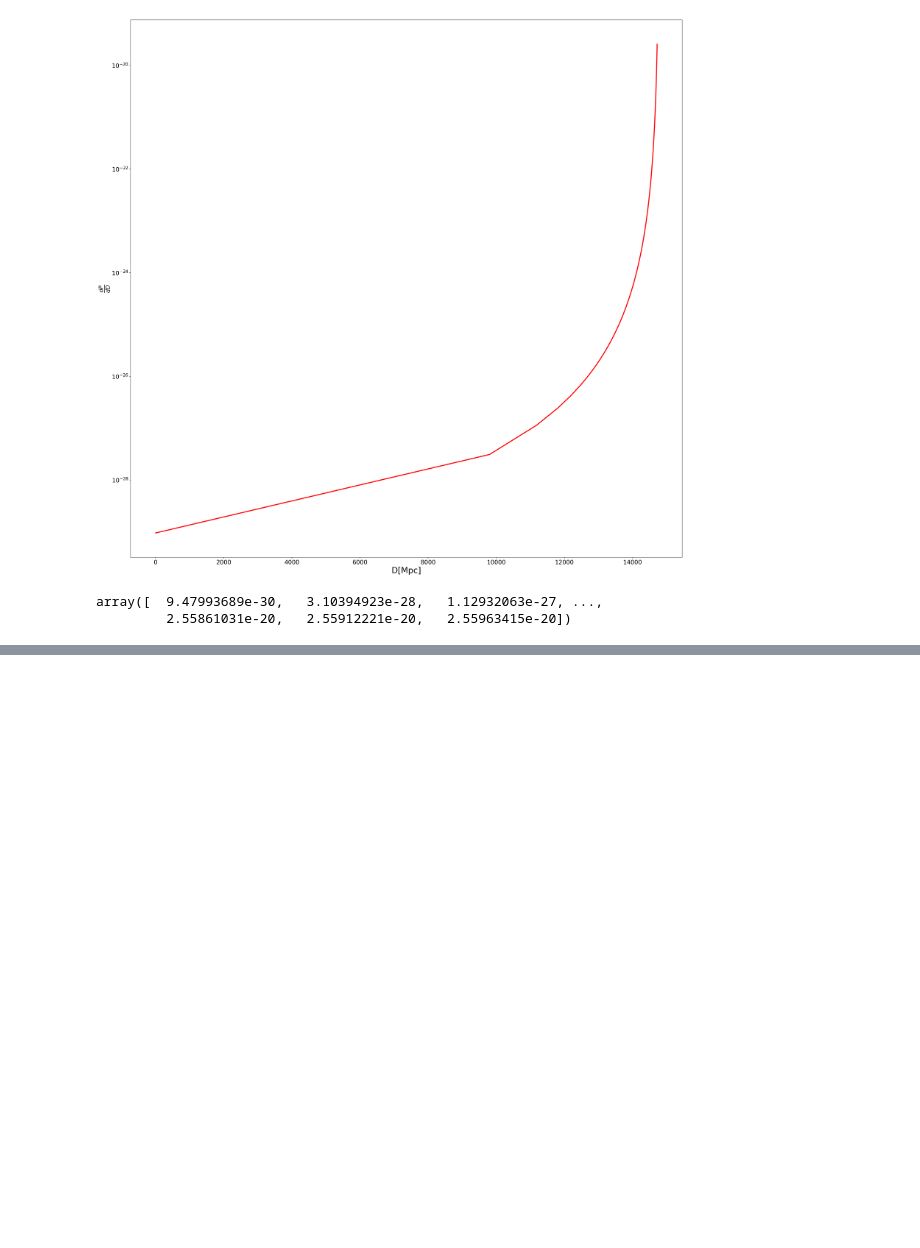
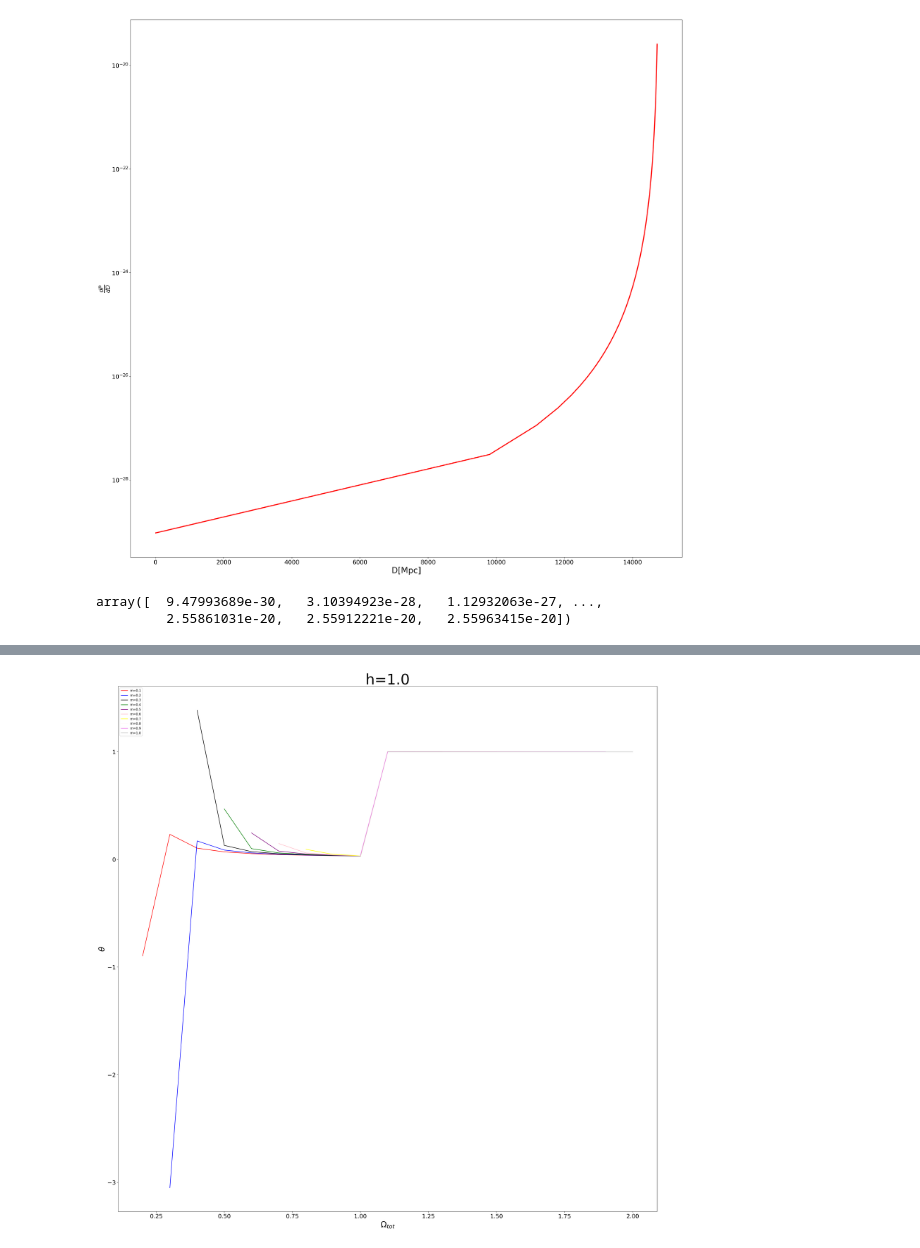
Before and after one commit to shanzhoupeng/GW-simu, a Jupyter notebook: notebook/物理宇宙学基础 计算.ipynb, the cells around one changed output, grey strips where cells are left out. Drawn from its saved outputs; the diff is of its cells as text; code cells hidden in the pictures; blank space fills up the shorter version.

```diff
--- a/notebook/物理宇宙学基础 计算.ipynb
+++ b/notebook/物理宇宙学基础 计算.ipynb
@@ -703,0 +757,25 @@ array([  9.47993689e-30,   3.10394923e-28,   1.12932063e-27, ...,
+# %%
+def dph(eff,m,h):
+    z=1100.0
+    return sci_integrate.quad(lambda x:1.0/np.sqrt(eff+(1-eff-m)*np.power(x+1,2.0)+m*np.power(x+1,3.0)),z,np.inf,limit=2500,epsrel=0.00005)[0]
+def omega(eff,m,h):
+    z=1100.0
+    return sci_integrate.quad(lambda x:1.0/np.sqrt(eff+(1-eff-m)*np.power(x+1,2.0)+m*np.power(x+1,3.0)),0,z,limit=2500,epsrel=0.00005)[0]
+# %%
+def d(eff,m,h):
+    z=1100.0
+    otot=eff+m
+    if otot<1.0:
+        return 1.0/np.sqrt(1-otot)*np.sin(np.sqrt(1-otot)*omega(eff,m,h))
+    if otot==1.0:
+        return omega(eff,m,h)
+    if otot>1.0:
+        return 1.0/np.sqrt(otot-1)*np.sinh(np.sqrt(otot-1)*dph(eff,m,h))
+# %%
+h=hs[0]
+eff=effs[0]
+result=np.zeros([10,10])
+for eff in effs:
+    for m in ms:
+        print d(eff,m,h)
+        result[int((eff-0.1)/0.1)][int((m-0.1)/0.1)]=dph(eff,m,h)/d(eff,m,h)
@@ -703,0 +823,21 @@ array([  9.47993689e-30,   3.10394923e-28,   1.12932063e-27, ...,
+# %%
+fig1=plt.figure(figsize=(30,30),dpi=150)
+plt.title('h=1.0',fontsize=45)
+plt.ylabel(r'$\theta$',fontsize=25)
+plt.xlabel(r'$\Omega_{tot}$',fontsize=25)
+plt.xticks(fontsize=18)
+plt.yticks(fontsize=18)
+plt.plot(effs+0.1,result[0],color='red',label="m=0.1")
+plt.plot(effs+0.2,result[1],color='blue',label="m=0.2")
+plt.plot(effs+0.3,result[2],color='black',label="m=0.3")
+plt.plot(effs+0.4,result[3],color='green',label="m=0.4")
+plt.plot(effs+0.5,result[4],color='purple',label="m=0.5")
+plt.plot(effs+0.6,result[5],color='pink',label="m=0.6")
+plt.plot(effs+0.7,result[6],color='yellow',label="m=0.7")
+plt.plot(effs+0.8,result[7],color='snow',label="m=0.8")
+plt.plot(effs+0.9,result[8],color='violet',label="m=0.9")
+plt.plot(effs+1.0,result[9],color='silver',label="m=1.0")
+plt.legend(loc='upper left')
+plt.show()
+# %% [output]
+[figure, added]
```
Also changed, not shown: parts of 17 cells of this notebook, 5 other files.
